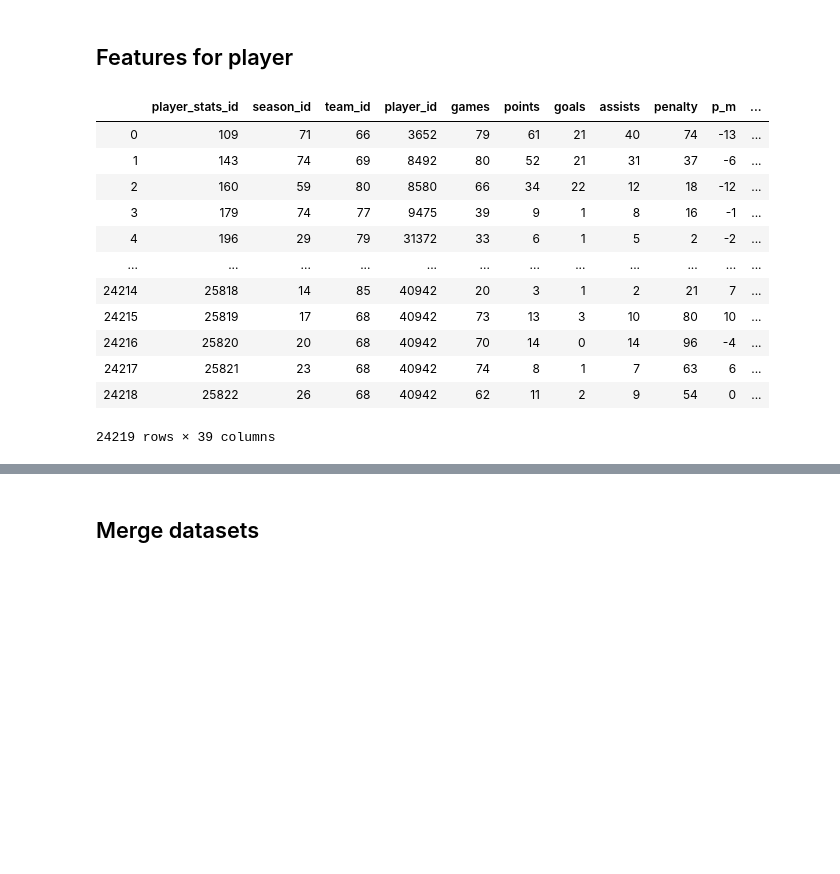
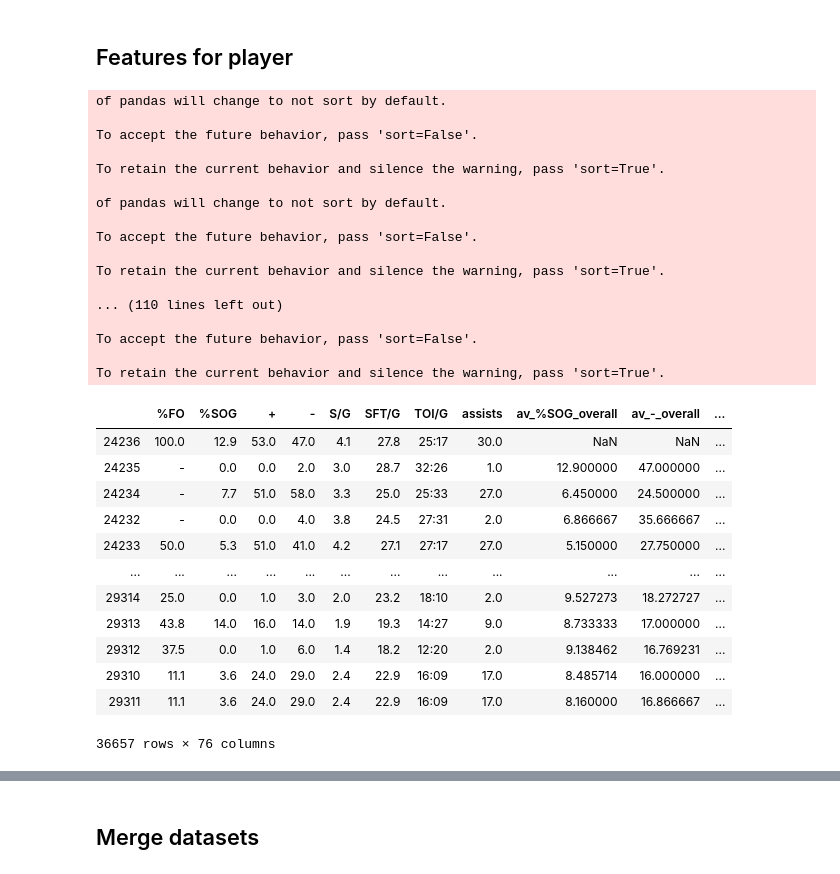
Before and after one commit to mcherdakov/hockey_stats, a Jupyter notebook: src/model1.ipynb, the cells around one changed output, grey strips where cells are left out. Cells and saved outputs as stored; diff of their text form; code cells hidden in the pictures; blank space fills up the shorter version.

```diff
--- a/src/model1.ipynb
+++ b/src/model1.ipynb
@@ -29,7 +29,7 @@ class DataFrameTransformer:
             self.df = transform(self.df)
         return self.df
 # %%
-table_player_stats_name = 'data_for_model'
+table_player_stats_name = 'data_for_model3'
 df_player_stats = pd.read_sql_table(table_player_stats_name, database_connect)
 df_player_stats.sample(5)
 # %% [output]
@@ -246,20 +550,37 @@ def add_sum_p_m_per_season(df):
 # %%
-transforms = [add_sum_goals_per_season, add_sum_assists_per_season, add_sum_penalty_per_season, add_sum_p_m_per_season]
+transforms = [av_foa_overall, av_bls_overall, av_hits_overall, av_SFT_G_overall, av_fow_overall, av_fo_overall, av_S_G_overall, av__SOG_overall, av_sog_overall, av_sds_overall, av_gwg_overall, av_otg_overall, av_shg_overall, av_ppg_overall, av_esg_overall, av_games_overall, av_goals_overall, av_assists_overall, av_penalty_overall, av_p_m_overall, av_p_overall, av_p_overall]
 transformer = DataFrameTransformer(df_player_stats)
 transformer.add_transforms(transforms)
 df_player_feature = transformer.fit()
 df_player_feature
 # %% [output]
+of pandas will change to not sort by default.
+
+To accept the future behavior, pass 'sort=False'.
+
+To retain the current behavior and silence the warning, pass 'sort=True'.
+
+of pandas will change to not sort by default.
+
+To accept the future behavior, pass 'sort=False'.
+
+To retain the current behavior and silence the warning, pass 'sort=True'.
+
+... (110 lines left out)
+
+To accept the future behavior, pass 'sort=False'.
+
+To retain the current behavior and silence the warning, pass 'sort=True'.
-|  | player_stats_id | season_id | team_id | player_id | games | points | goals | assists | penalty | p_m | ... |
-| 0 | 109 | 71 | 66 | 3652 | 79 | 61 | 21 | 40 | 74 | -13 | ... |
-| 1 | 143 | 74 | 69 | 8492 | 80 | 52 | 21 | 31 | 37 | -6 | ... |
-| 2 | 160 | 59 | 80 | 8580 | 66 | 34 | 22 | 12 | 18 | -12 | ... |
-| 3 | 179 | 74 | 77 | 9475 | 39 | 9 | 1 | 8 | 16 | -1 | ... |
-| 4 | 196 | 29 | 79 | 31372 | 33 | 6 | 1 | 5 | 2 | -2 | ... |
+|  | %FO | %SOG | + | - | S/G | SFT/G | TOI/G | assists | av_%SOG_overall | av_-_overall | ... |
+| 24236 | 100.0 | 12.9 | 53.0 | 47.0 | 4.1 | 27.8 | 25:17 | 30.0 | NaN | NaN | ... |
+| 24235 | - | 0.0 | 0.0 | 2.0 | 3.0 | 28.7 | 32:26 | 1.0 | 12.900000 | 47.000000 | ... |
+| 24234 | - | 7.7 | 51.0 | 58.0 | 3.3 | 25.0 | 25:33 | 27.0 | 6.450000 | 24.500000 | ... |
+| 24232 | - | 0.0 | 0.0 | 4.0 | 3.8 | 24.5 | 27:31 | 2.0 | 6.866667 | 35.666667 | ... |
+| 24233 | 50.0 | 5.3 | 51.0 | 41.0 | 4.2 | 27.1 | 27:17 | 27.0 | 5.150000 | 27.750000 | ... |
 | ... | ... | ... | ... | ... | ... | ... | ... | ... | ... | ... | ... |
-| 24214 | 25818 | 14 | 85 | 40942 | 20 | 3 | 1 | 2 | 21 | 7 | ... |
-| 24215 | 25819 | 17 | 68 | 40942 | 73 | 13 | 3 | 10 | 80 | 10 | ... |
-| 24216 | 25820 | 20 | 68 | 40942 | 70 | 14 | 0 | 14 | 96 | -4 | ... |
-| 24217 | 25821 | 23 | 68 | 40942 | 74 | 8 | 1 | 7 | 63 | 6 | ... |
-| 24218 | 25822 | 26 | 68 | 40942 | 62 | 11 | 2 | 9 | 54 | 0 | ... |
+| 29314 | 25.0 | 0.0 | 1.0 | 3.0 | 2.0 | 23.2 | 18:10 | 2.0 | 9.527273 | 18.272727 | ... |
+| 29313 | 43.8 | 14.0 | 16.0 | 14.0 | 1.9 | 19.3 | 14:27 | 9.0 | 8.733333 | 17.000000 | ... |
+| 29312 | 37.5 | 0.0 | 1.0 | 6.0 | 1.4 | 18.2 | 12:20 | 2.0 | 9.138462 | 16.769231 | ... |
+| 29310 | 11.1 | 3.6 | 24.0 | 29.0 | 2.4 | 22.9 | 16:09 | 17.0 | 8.485714 | 16.000000 | ... |
+| 29311 | 11.1 | 3.6 | 24.0 | 29.0 | 2.4 | 22.9 | 16:09 | 17.0 | 8.160000 | 16.866667 | ... |
-24219 rows × 39 columns
+36657 rows × 76 columns
```
Also changed, not shown: parts of 28 cells of this notebook, 1 other file.
